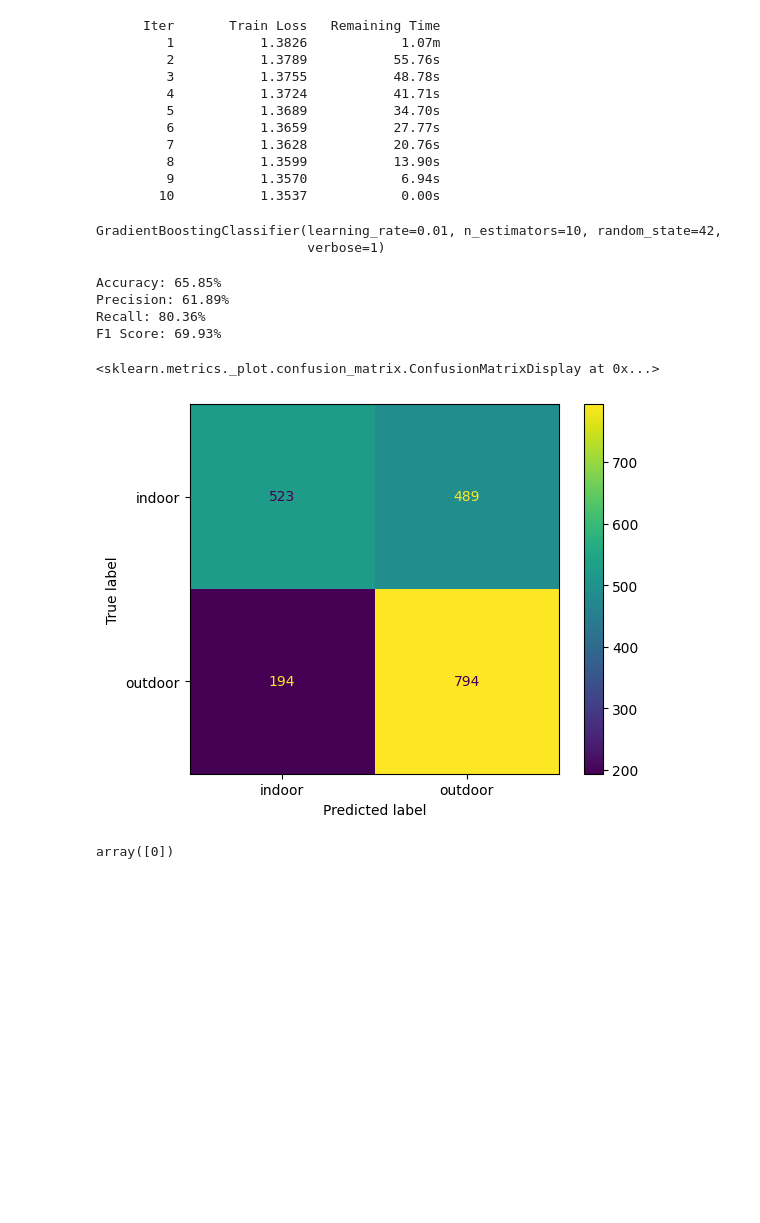
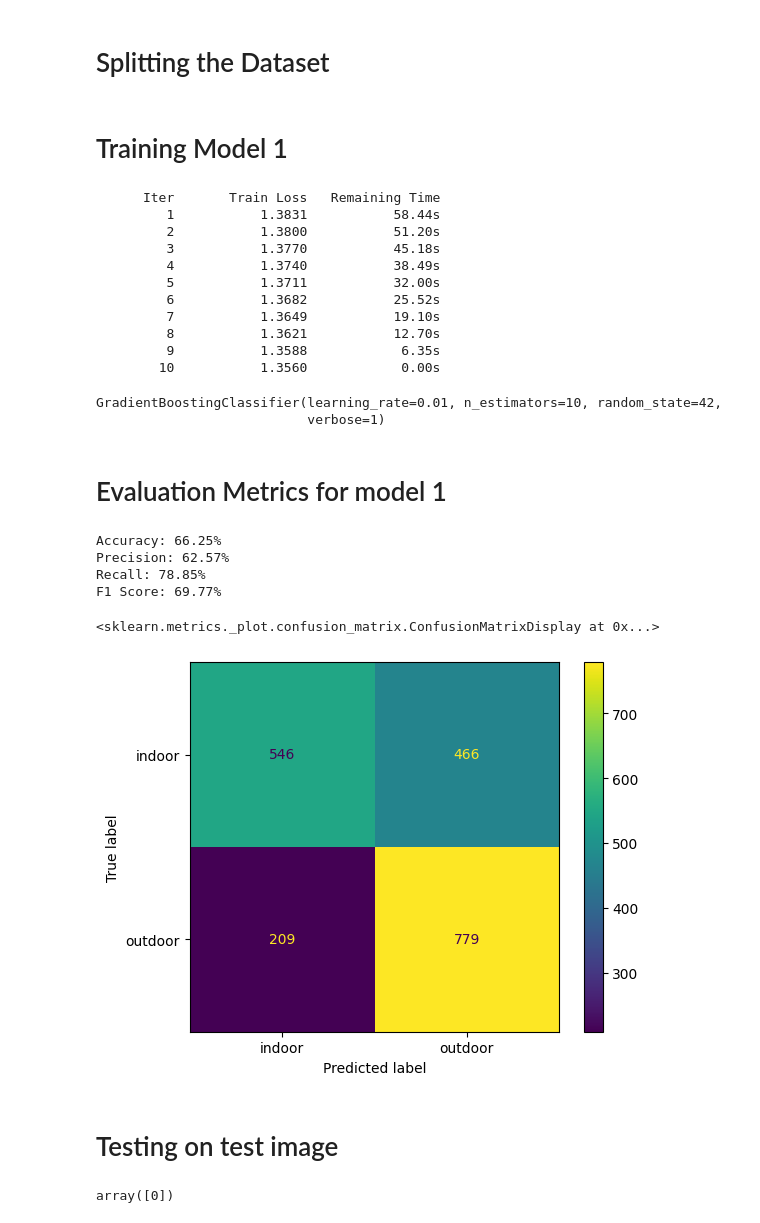
Before and after one commit to BhavyaPatel25/Museum-View-Detection, a Jupyter notebook: Boosting.ipynb, the cells around one changed output. Saved outputs shown, nothing was run; the diff lists cells and outputs as text; code cells hidden in the pictures; blank space fills up the shorter version.

```diff
--- a/Boosting.ipynb
+++ b/Boosting.ipynb
@@ -13,6 +15,6 @@ from sklearn.metrics import accuracy_score, recall_score, precision_score, f1_sc
 # %%
-indoor_train_path = '/content/museum_train/indoor'
-outdoor_train_path = '/content/museum_train/outdoor'
+indoor_train_path = 'museum_train/indoor'
+outdoor_train_path = 'museum_train/outdoor'
 # %%
 def load_images_from_folder(folder, label):
     images = []
@@ -32,8 +34,12 @@ outdoor_train_images, outdoor_train_labels = load_images_from_folder(outdoor_tra
 # %%
 X = np.array(indoor_train_images + outdoor_train_images)
 y = np.array(indoor_train_labels + outdoor_train_labels)
+# %% [markdown]
+# Splitting the Dataset
 # %%
 X_train, X_test, y_train, y_test = train_test_split(X, y, test_size=0.2, random_state=42)
+# %% [markdown]
+# Training Model 1
 # %%
 model_1 = GradientBoostingClassifier(learning_rate=0.01,
                                    n_estimators=10,
@@ -42,38 +48,42 @@ model_1 = GradientBoostingClassifier(learning_rate=0.01,
 model_1.fit(X_train,y_train)
 # %% [output]
       Iter       Train Loss   Remaining Time
-         1           1.3826            1.07m
-         2           1.3789           55.76s
-         3           1.3755           48.78s
-         4           1.3724           41.71s
-         5           1.3689           34.70s
-         6           1.3659           27.77s
-         7           1.3628           20.76s
-         8           1.3599           13.90s
-         9           1.3570            6.94s
-        10           1.3537            0.00s
+         1           1.3831           58.44s
+         2           1.3800           51.20s
+         3           1.3770           45.18s
+         4           1.3740           38.49s
+         5           1.3711           32.00s
+         6           1.3682           25.52s
+         7           1.3649           19.10s
+         8           1.3621           12.70s
+         9           1.3588            6.35s
+        10           1.3560            0.00s
 GradientBoostingClassifier(learning_rate=0.01, n_estimators=10, random_state=42,
                            verbose=1)
+# %% [markdown]
+# Evaluation Metrics for model 1
 # %%
 y_pred = model_1.predict(X_test)
 
 accuracy = accuracy_score(y_test, y_pred)
 precision = precision_score(y_test,y_pred)
 recall = recall_score(y_test,y_pred)
-f1_score = f1_score(y_test,y_pred)
+f1score = f1_score(y_test,y_pred)
 
 print(f'Accuracy: {accuracy * 100:.2f}%')
 print(f'Precision: {precision * 100:.2f}%')
 print(f'Recall: {recall * 100:.2f}%')
-print(f'F1 Score: {f1_score * 100:.2f}%')
+print(f'F1 Score: {f1score * 100:.2f}%')
 ConfusionMatrixDisplay.from_predictions(y_test,y_pred,display_labels=['indoor','outdoor'])
 # %% [output]
-Accuracy: 65.85%
-Precision: 61.89%
-Recall: 80.36%
-F1 Score: 69.93%
+Accuracy: 66.25%
+Precision: 62.57%
+Recall: 78.85%
+F1 Score: 69.77%
 <sklearn.metrics._plot.confusion_matrix.ConfusionMatrixDisplay at 0x...>
-[figure, old version]
+[figure, new version]
+# %% [markdown]
+# Testing on test image
 # %%
 def load_single_images(image):
     img = Image.open(image)
```
Also changed, not shown: parts of 13 cells of this notebook, 1 other file.
